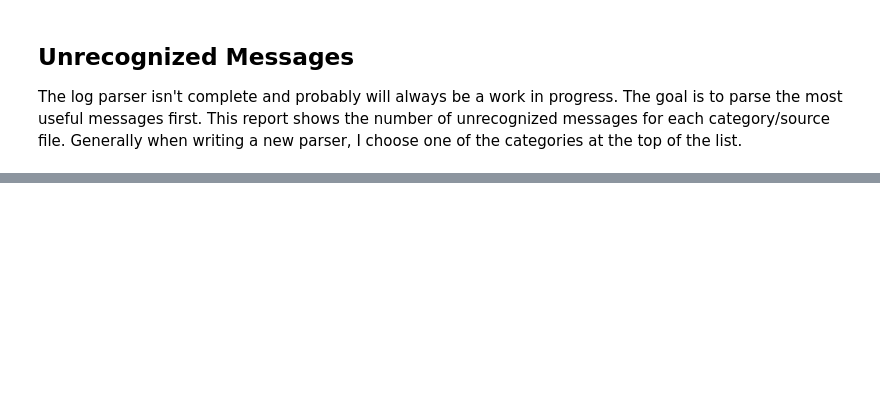
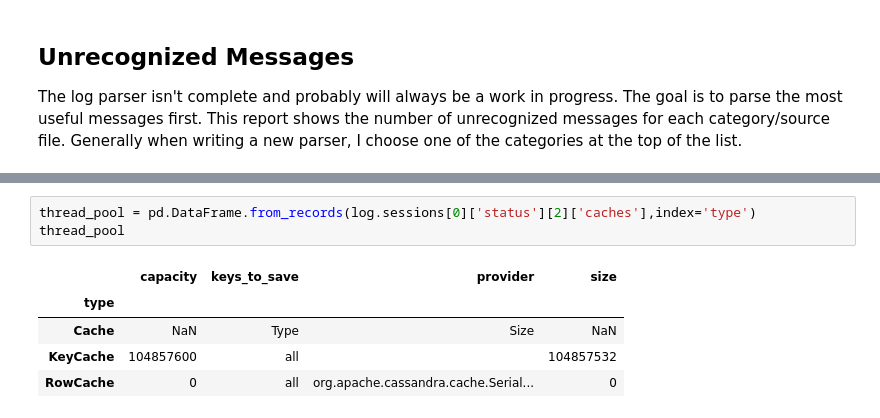
Before and after one commit to riptano/logparse, a Jupyter notebook: example.ipynb, the cells around one changed output, grey strips where cells are left out. Drawn from its saved outputs; the diff is of its cells as text; blank space fills up the shorter version.

```diff
--- a/example.ipynb
+++ b/example.ipynb
@@ -159,0 +239,9 @@ Length: 51, dtype: int64
+# %%
+thread_pool = pd.DataFrame.from_records(log.sessions[0]['status'][2]['caches'],index='type')
+thread_pool
+# %% [output]
+|  | capacity | keys_to_save | provider | size |
+| type |  |  |  |  |
+| Cache | NaN | Type | Size | NaN |
+| KeyCache | 104857600 | all |  | 104857532 |
+| RowCache | 0 | all | org.apache.cassandra.cache.Serial... | 0 |
```
Also changed, not shown: parts of 15 cells of this notebook, 1 other file.
